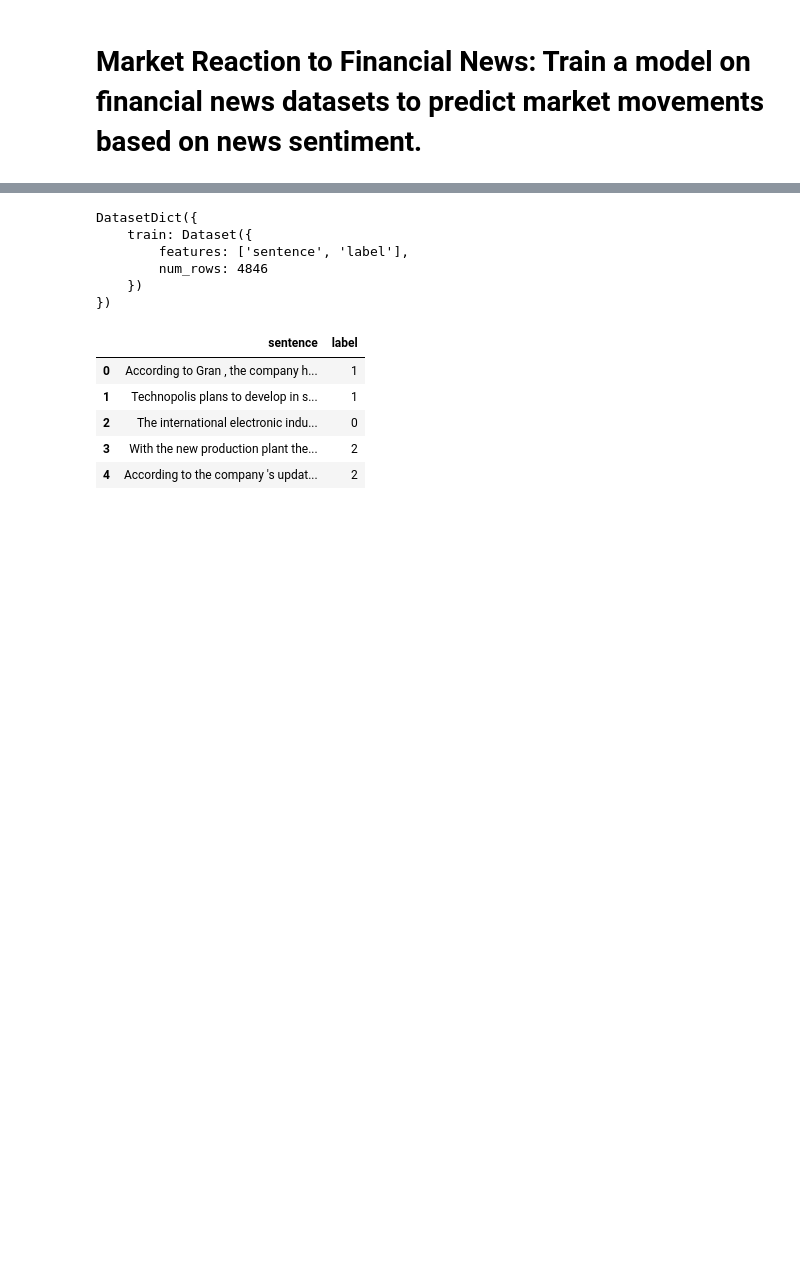
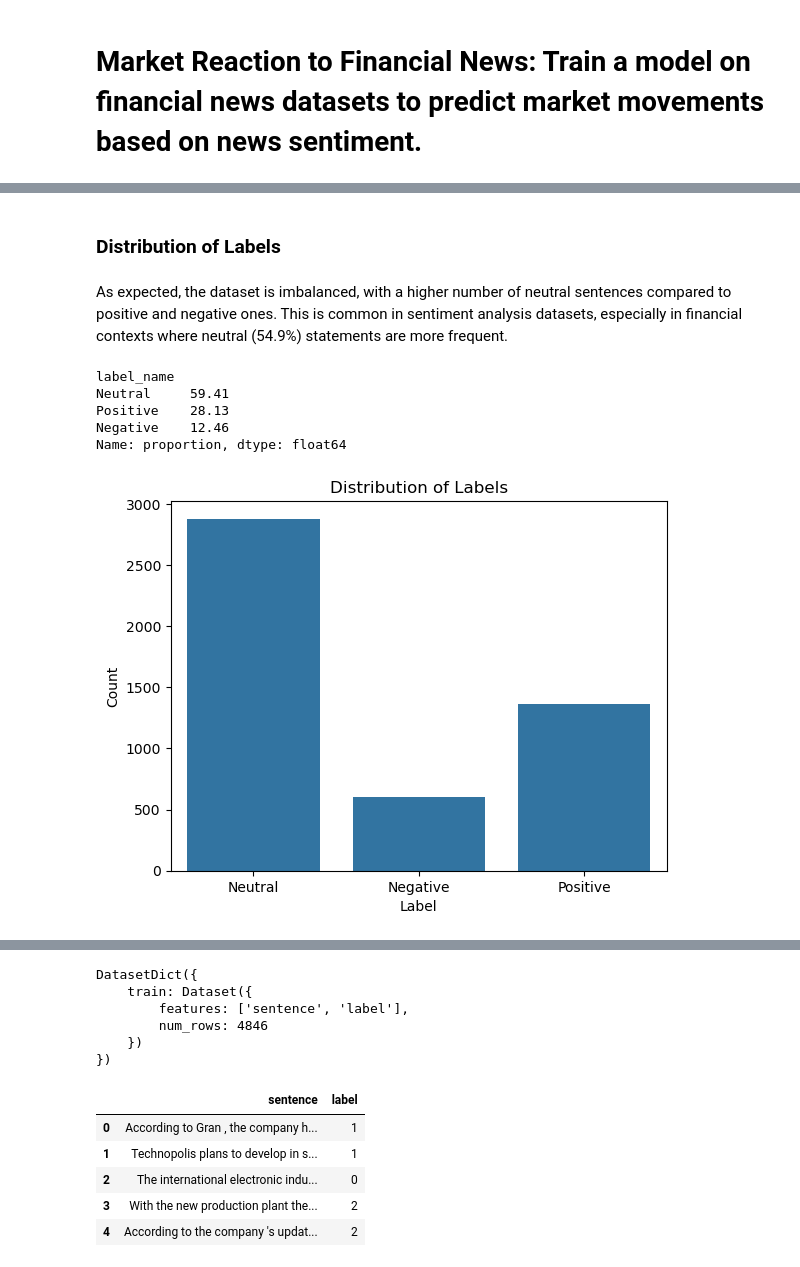
Before and after one commit to victorsobottka/nlp_finalproject_2025, a Jupyter notebook: Final_NLP.ipynb, the cells around one changed output, grey strips where cells are left out. Saved outputs shown, nothing was run; the diff lists cells and outputs as text; code cells hidden in the pictures; blank space fills up the shorter version.

```diff
--- a/Final_NLP.ipynb
+++ b/Final_NLP.ipynb
@@ -2,0 +48,9 @@
+# %%
+import os
+import pandas as pd
+
+file_path = "data/financial_phrasebank_sentences_50agree.csv"
+df = pd.read_csv(file_path)
+
+print("Shape:", df.shape)
+print("Columns:", df.columns.tolist())
@@ -3,3 +95,35 @@
+# %% [markdown]
+### **Distribution of Labels**
+# %% [markdown]
+As expected, the dataset is imbalanced, with a higher number of neutral sentences compared to positive and negative ones. This is common in sentiment analysis datasets, especially in financial contexts where neutral (54.9%) statements are more frequent.
+# %%
+# Map numeric labels to sentiment names
+label_map = {0: "Negative", 1: "Neutral", 2: "Positive"}
+df['label_name'] = df['label'].map(label_map)
+
+percentages = df['label_name'].value_counts(normalize=True) * 100
+percentages.round(2)
+# %% [output]
+label_name
+Neutral     59.41
+Positive    28.13
+Negative    12.46
+Name: proportion, dtype: float64
+# %%
+import seaborn as sns
+import matplotlib.pyplot as plt
+
+
+
+
+sns.countplot(data=df, x='label_name')
+sns.set(style="whitegrid")
+plt.title('Distribution of Labels')
+plt.xlabel('Label')
+plt.ylabel('Count')
+plt.show()
+# %% [output]
+[figure, added]
 # %%
 from datasets import load_dataset
 
```
Also changed, not shown: parts of 20 cells of this notebook, 1 other file.
